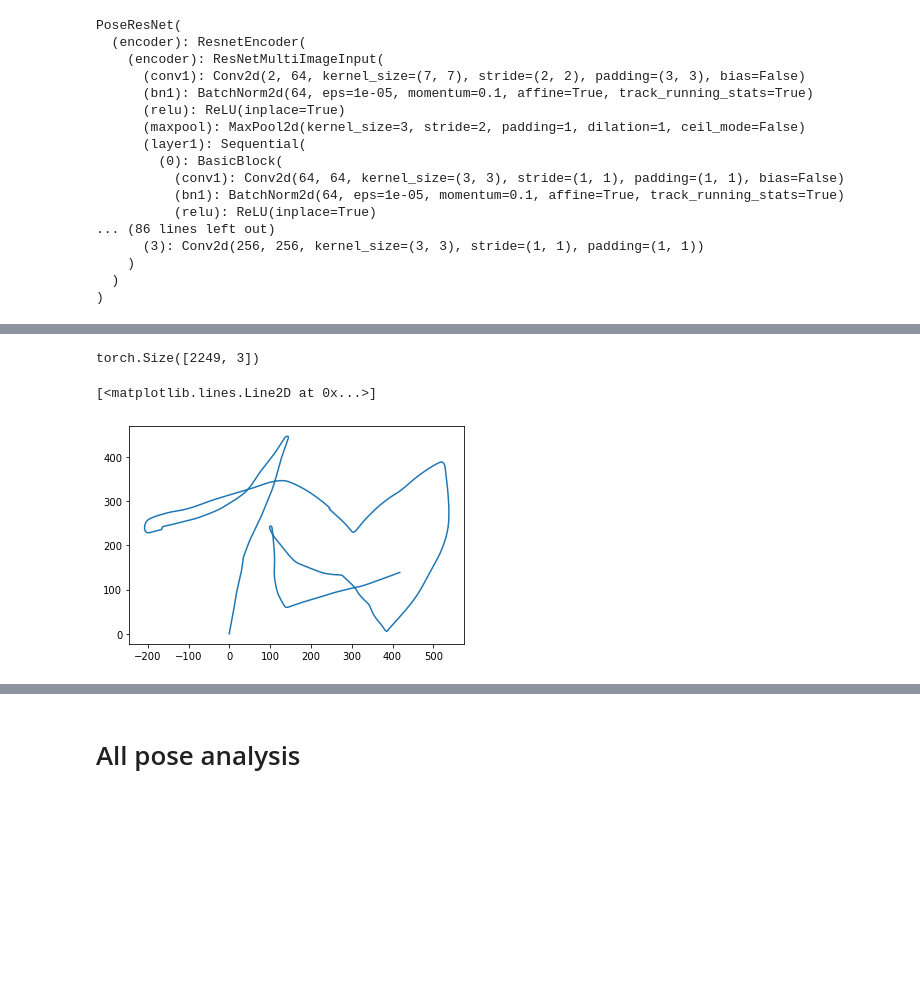
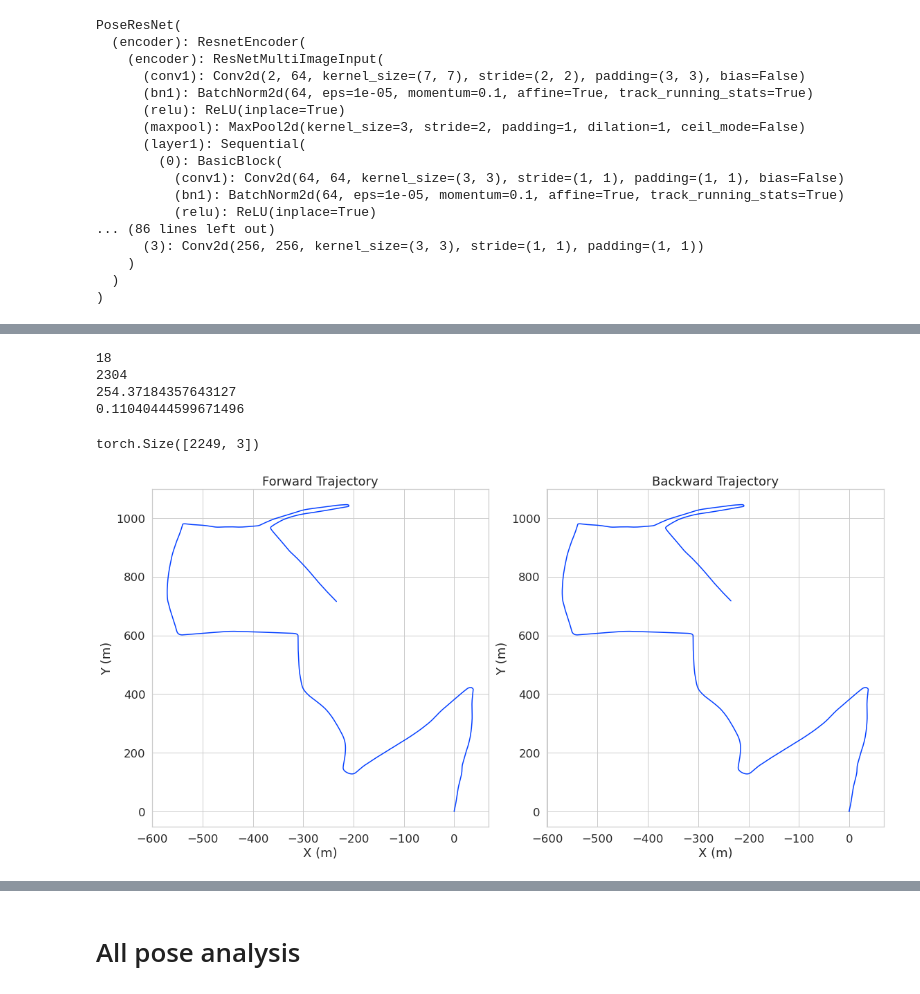
Before and after one commit to yasinalm/gramme, a Jupyter notebook: notebooks/test_vo.ipynb, the cells around one changed output, grey strips where cells are left out. Saved outputs shown, nothing was run; the diff lists cells and outputs as text; code cells hidden in the pictures; blank space fills up the shorter version.

```diff
--- a/notebooks/test_vo.ipynb
+++ b/notebooks/test_vo.ipynb
@@ -16,3 +18,7 @@ import matplotlib.pyplot as plt
+# %%
+#sns.set(style=\"whitegrid\", rc={\"font.size\":8,\"axes.titlesize\":8,\"axes.labelsize\":5})
+sn.set(style="whitegrid", font_scale=1.5)
+sn.set_palette("bright", n_colors=4, color_codes=True)
 # %%
 device = torch.device("cuda") if torch.cuda.is_available() else torch.device("cpu")
 print(device)
@@ -21,7 +27,7 @@ torch.cuda.get_device_name(0)
 cuda
 'TITAN V'
 # %%
-weights_pose = torch.load("../checkpoints/resnet50_depth_256/02-18-19-46/exp_pose_model_best.pth.tar")
+weights_pose = torch.load("../checkpoints/resnet50_depth_256/02-19-08-37/exp_pose_model_best.pth.tar")
 pose_net = models.PoseResNet(18).to(device)
 pose_net.load_state_dict(weights_pose['state_dict'], strict=False)
 pose_net.eval()
@@ -60,6 +66,7 @@ normalize = custom_transforms.Normalize(mean=mean, std=std)
 ds_transform = custom_transforms.Compose([custom_transforms.ArrayToTensor()])
 
 k=1
+bs = 128
 val_set = SequenceFolder(
         '/mnt/datasets/yasin/robotcar',
         transform=ds_transform,
@@ -71,6 +78,6 @@ val_set = SequenceFolder(
     )
 
 val_loader = torch.utils.data.DataLoader(
-        val_set, batch_size=16, shuffle=False,
+        val_set, batch_size=bs, shuffle=False,
         num_workers=2, pin_memory=True)
 # %%
@@ -111,3 +114,14 @@ print(len(all_poses))
+# %%
+nframes = bs*len(val_loader)
+print(len(all_poses))
+print(nframes)
+print(t_del)
+print(t_del/nframes) # this for total of forward and backward poses
+# %% [output]
+18
+2304
+254.37184357643127
+0.11040444599671496
 # %%
 def getTraj(all_poses, all_inv_poses, k):
     """Convert the predicted poses to absolute trajectory. Each prediction in inputs is the relative pose for a sequence of [src_p, tgt, src_n].
@@ -138,8 +152,8 @@ def getTraj(all_poses, all_inv_poses, k):
 
     # Previous src
     # TODO: Şimdilik forward pose alalım. ileride (forward-backward)/2 olmalı
-    # b_pose = (all_poses_t[0, idx] - all_inv_poses_t[0, idx])/2 # (src2tgt + inv(tgt2src))/2 [n,6]
-    b_pose = all_poses_t[0, idx] #src2tgt [n,6]
+    b_pose = (all_poses_t[0, idx] - all_inv_poses_t[0, idx])/2 # (src2tgt + inv(tgt2src))/2 [n,6]
+    # b_pose = all_poses_t[0, idx] #src2tgt [n,6]
     b_pose = -b_pose # tgt2src [n,6]
     b_pose = tgm.rtvec_to_pose(b_pose) # tgt2src [n,4,4]
     # b_pose = tgm.inv_rigid_tform(b_pose) # tgt2src [n,4,4]
@@ -154,8 +168,8 @@ def getTraj(all_poses, all_inv_poses, k):
     # f_inv_pose = tgm.inv_rigid_tform(f_inv_pose) # inv(inv(tgt2src)) [n,4,4]
     # f_pose = (f_pose + f_inv_pose)/2 # (tgt2src + inv(inv(tgt2src)))/2 [n,4,4]
     # f_pose = rel2abs_traj(f_pose)
-    # f_pose = (all_poses_t[1, idx] - all_inv_poses_t[0, idx])/2 # (src2tgt + inv(tgt2src))/2 [n,6]
-    f_pose = all_poses_t[1, idx] #src2tgt [n,6]
+    f_pose = (all_poses_t[1, idx] - all_inv_poses_t[1, idx])/2 # (src2tgt + inv(tgt2src))/2 [n,6]
+    # f_pose = all_poses_t[1, idx] #src2tgt [n,6]
     # f_pose = -f_pose # tgt2src [n,6]
     # f_pose = f_pose.cumsum(dim=0) # [n,6]
     f_pose = tgm.rtvec_to_pose(f_pose) # src2tgt [n,4,4]
@@ -204,9 +218,18 @@ b_pred_xyz, f_pred_xyz = getTraj(all_poses, all_inv_poses, k)
 print(f_pred_xyz.shape)
 # %% [output]
 torch.Size([2249, 3])
-# %%
-%matplotlib inline
-plt.plot(f_pred_xyz[:,0].cpu().numpy(), f_pred_xyz[:,1].cpu().numpy())
-# %% [output]
-[<matplotlib.lines.Line2D at 0x...>]
-[figure, removed]
+# %%
+%matplotlib inline
+plt.figure(figsize=(16,8))
+plt.subplot(1,2,1)
+ax = sn.lineplot(x=f_pred_xyz[:,0].cpu().numpy(), y=f_pred_xyz[:,1].cpu().numpy(), sort=False)
+ax.set(title='Forward Trajectory', xlabel='X (m)', ylabel='Y (m)')
+plt.subplot(1,2,2)
+ax = sn.lineplot(x=b_pred_xyz[:,0].cpu().numpy(), y=b_pred_xyz[:,1].cpu().numpy(), sort=False, markers=True)
+ax.set(title='Backward Trajectory', xlabel='X (m)', ylabel='Y (m)')
+
+# Save fig
+plt.tight_layout()
+plt.savefig('figs/ro_pred.pdf', bbox_inches = 'tight', pad_inches = 0)
+# %% [output]
+[figure, added]
```
Also changed, not shown: parts of 5 cells of this notebook, 5 other files.
